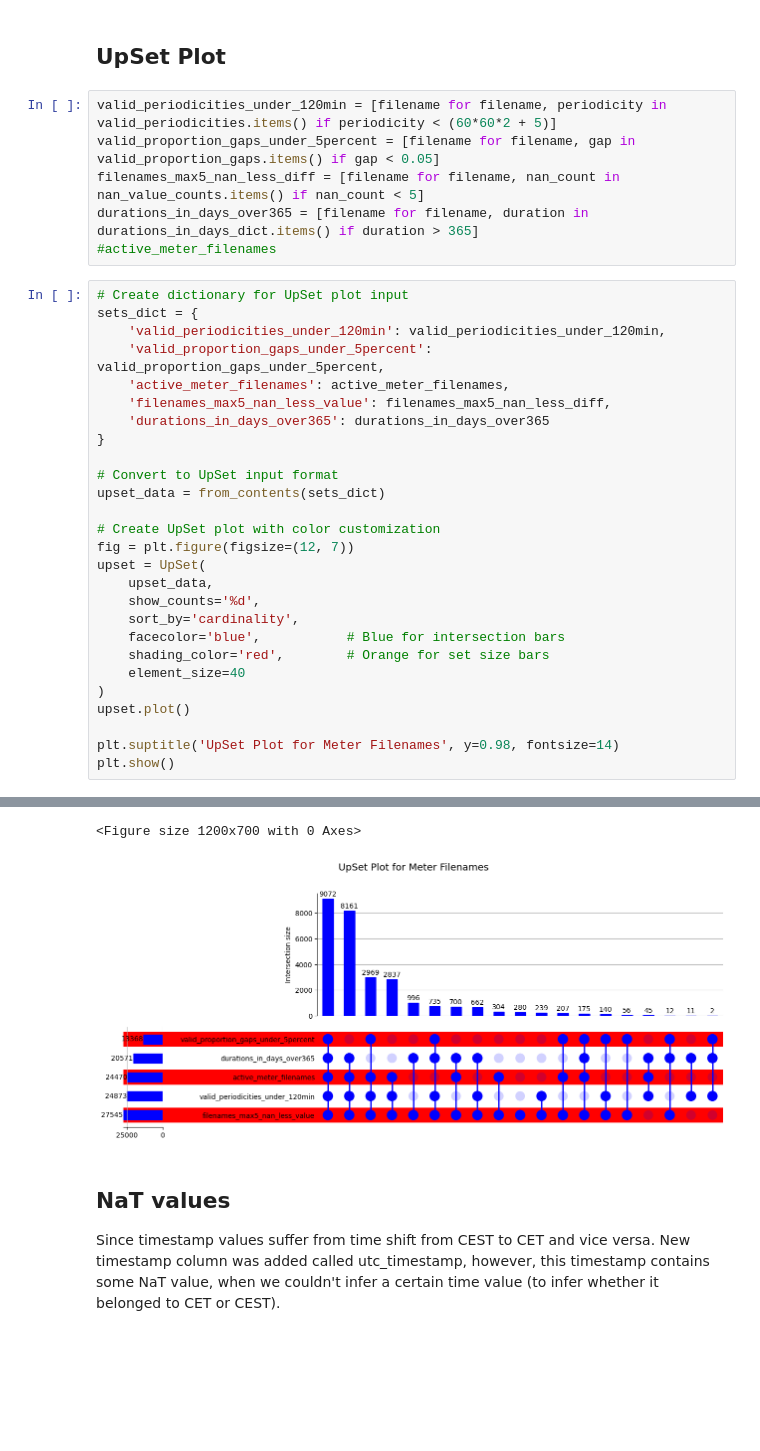
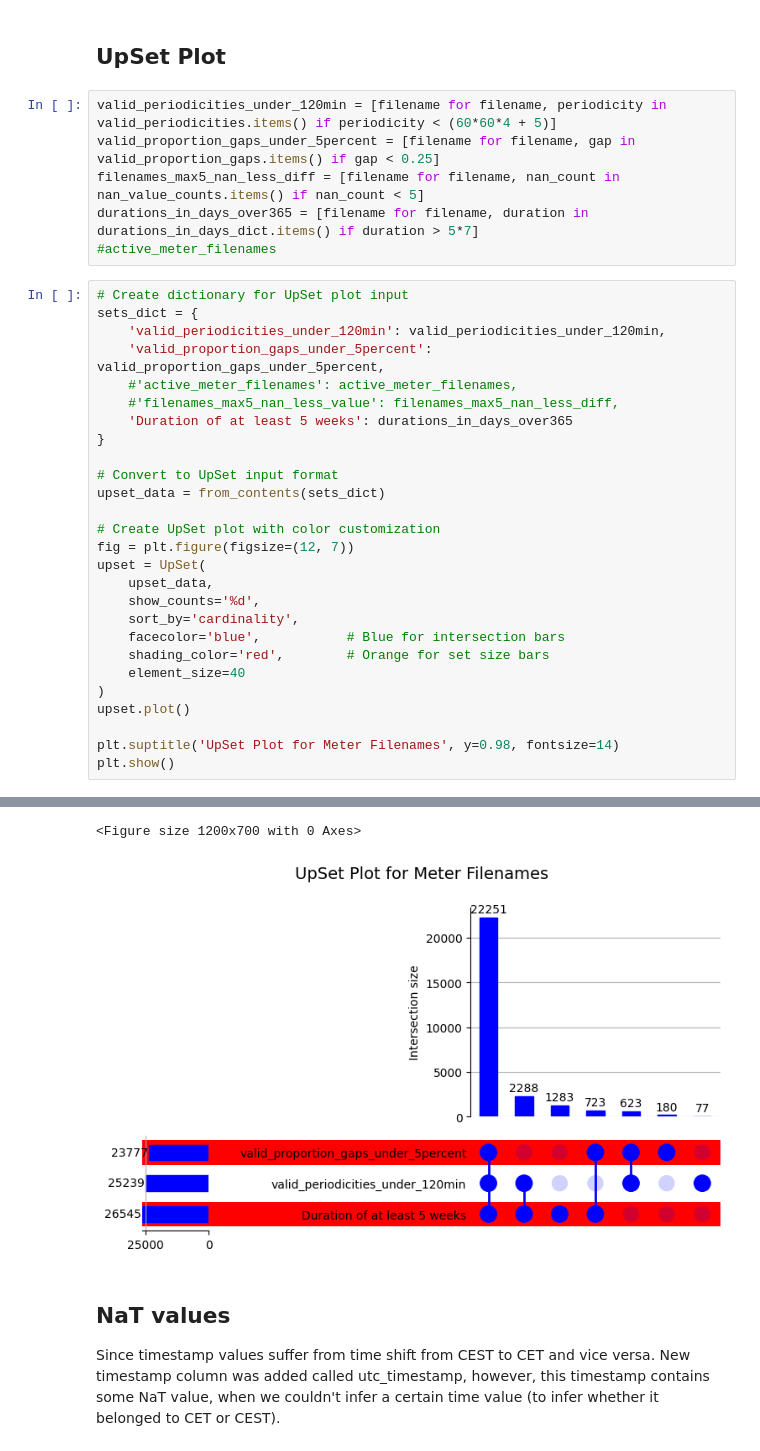
Before and after one commit to andres-cerny/master_thesis, a Jupyter notebook: data_exploration.ipynb, the cells around one changed output, grey strips where cells are left out. Drawn from its saved outputs; the diff is of its cells as text; blank space fills up the shorter version.

```diff
--- a/data_exploration.ipynb
+++ b/data_exploration.ipynb
@@ -523,19 +618,19 @@ plot_histogram_with_stats(list(valid_proportion_gaps.values()), "Proportion of t
 # %% [markdown]
 ## UpSet Plot
 # %%
-valid_periodicities_under_120min = [filename for filename, periodicity in valid_periodicities.items() if periodicity < (60*60*2 + 5)]
-valid_proportion_gaps_under_5percent = [filename for filename, gap in valid_proportion_gaps.items() if gap < 0.05]
+valid_periodicities_under_120min = [filename for filename, periodicity in valid_periodicities.items() if periodicity < (60*60*4 + 5)]
+valid_proportion_gaps_under_5percent = [filename for filename, gap in valid_proportion_gaps.items() if gap < 0.25]
 filenames_max5_nan_less_diff = [filename for filename, nan_count in nan_value_counts.items() if nan_count < 5]
-durations_in_days_over365 = [filename for filename, duration in durations_in_days_dict.items() if duration > 365]
+durations_in_days_over365 = [filename for filename, duration in durations_in_days_dict.items() if duration > 5*7]
 #active_meter_filenames
 # %%
 # Create dictionary for UpSet plot input
 sets_dict = {
     'valid_periodicities_under_120min': valid_periodicities_under_120min,
     'valid_proportion_gaps_under_5percent': valid_proportion_gaps_under_5percent,
-    'active_meter_filenames': active_meter_filenames,
-    'filenames_max5_nan_less_value': filenames_max5_nan_less_diff,
-    'durations_in_days_over365': durations_in_days_over365
+    #'active_meter_filenames': active_meter_filenames,
+    #'filenames_max5_nan_less_value': filenames_max5_nan_less_diff,
+    'Duration of at least 5 weeks': durations_in_days_over365
 }
 
 # Convert to UpSet input format
@@ -547,34 +642,34 @@ upset = UpSet(
     upset_data,
     show_counts='%d',
     sort_by='cardinality',
     facecolor='blue',           # Blue for intersection bars
     shading_color='red',        # Orange for set size bars
     element_size=40
 )
 upset.plot()
 
 plt.suptitle('UpSet Plot for Meter Filenames', y=0.98, fontsize=14)
 plt.show()
 # %% [output]
 The behavior will change in pandas 3.0. This inplace method will never work because the intermediate object on which we are setting values always behaves as a copy.
 
 For example, when doing 'df[col].method(value, inplace=True)', try using 'df.method({col: value}, inplace=True)' or df[col] = df[col].method(value) instead, to perform the operation inplace on the ori ...
 
 
   styles["linewidth"].fillna(1, inplace=True)
 The behavior will change in pandas 3.0. This inplace method will never work because the intermediate object on which we are setting values always behaves as a copy.
 
 For example, when doing 'df[col].method(value, inplace=True)', try using 'df.method({col: value}, inplace=True)' or df[col] = df[col].method(value) instead, to perform the operation inplace on the ori ...
 
 
   styles["facecolor"].fillna(self._facecolor, inplace=True)
 ... (8 lines left out)
 For example, when doing 'df[col].method(value, inplace=True)', try using 'df.method({col: value}, inplace=True)' or df[col] = df[col].method(value) instead, to perform the operation inplace on the ori ...
 
 
   styles["linestyle"].fillna("solid", inplace=True)
 <Figure size 1200x700 with 0 Axes>
-[figure, old version]
+[figure, new version]
 # %% [markdown]
 ## NaT values
 Since timestamp values suffer from time shift from CEST to CET and vice versa. New timestamp column was added called utc_timestamp, however, this timestamp contains some NaT value, when we couldn't infer a certain time value (to infer whether it belonged to CET or CEST).
```
Also changed, not shown: parts of 23 cells of this notebook.
